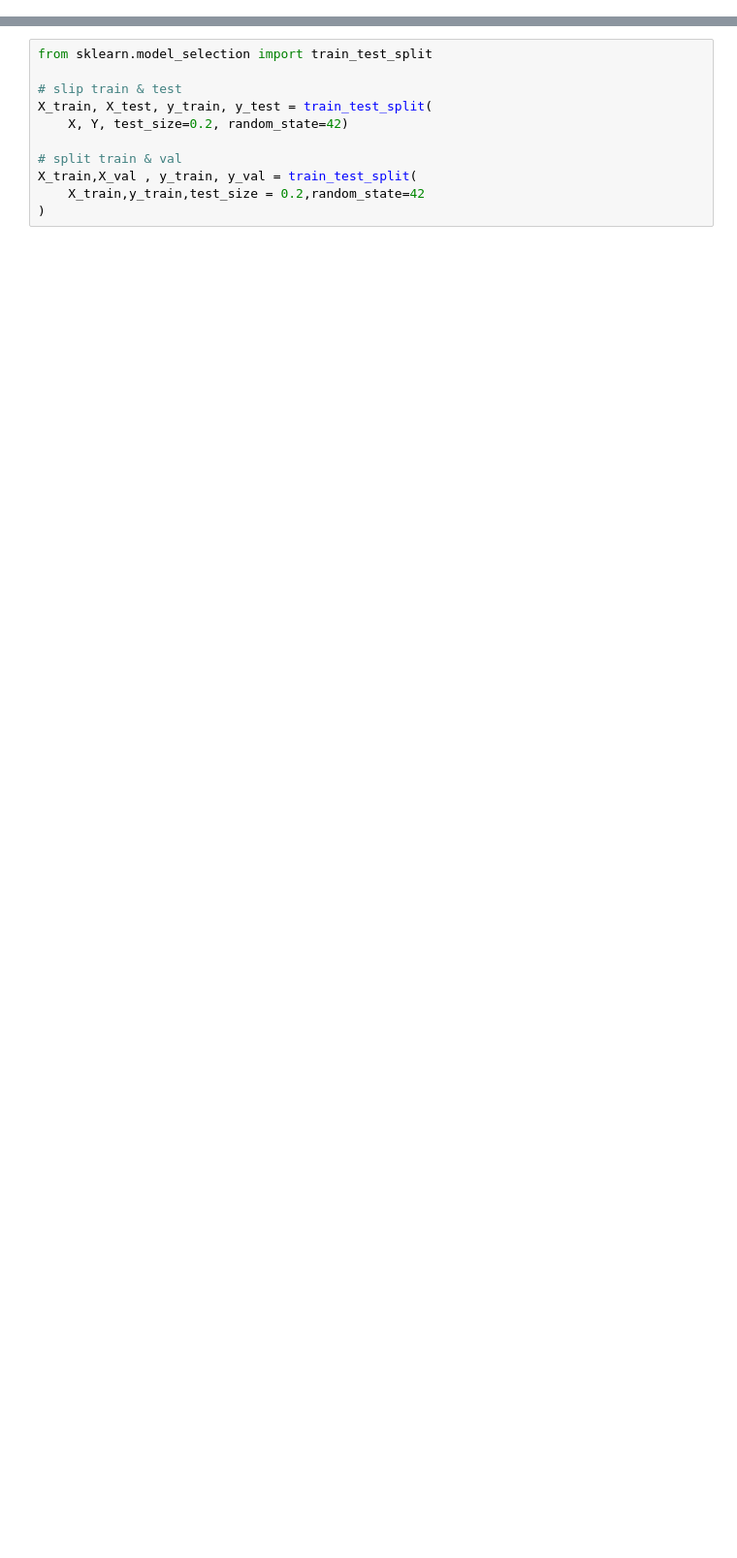
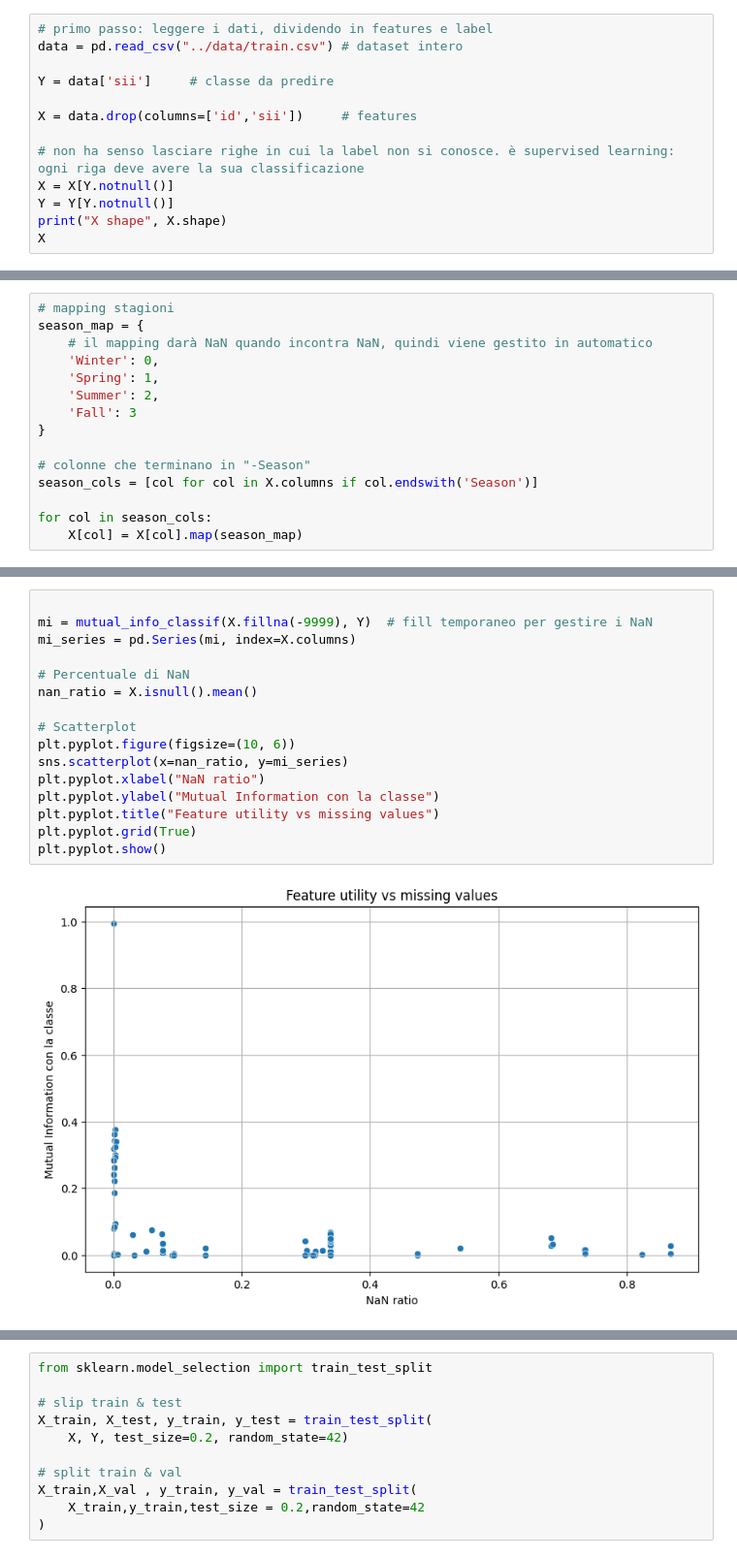
Before and after one commit to dadezz/ML_Problematic_Internet_Use, a Jupyter notebook: src/data_processing.ipynb, the cells around one changed output, grey strips where cells are left out. Shown: that part at 97% size. Drawn from its saved outputs; the diff is of its cells as text; blank space fills up the shorter version.

Commit message:
pullizia dati

```diff
--- a/src/data_processing.ipynb
+++ b/src/data_processing.ipynb
@@ -52,0 +18,13 @@ X shape (3960, 80)
+# %%
+# primo passo: leggere i dati, dividendo in features e label
+data = pd.read_csv("../data/train.csv") # dataset intero
+
+Y = data['sii']     # classe da predire
+
+X = data.drop(columns=['id','sii'])     # features
+
+# non ha senso lasciare righe in cui la label non si conosce. è supervised learning: ogni riga deve avere la sua classificazione
+X = X[Y.notnull()]
+Y = Y[Y.notnull()]
+print("X shape", X.shape)
+X
@@ -52,0 +66,15 @@ X shape (3960, 80)
+# %%
+# mapping stagioni
+season_map = {
+    # il mapping darà NaN quando incontra NaN, quindi viene gestito in automatico
+    'Winter': 0,
+    'Spring': 1,
+    'Summer': 2,
+    'Fall': 3
+}
+
+# colonne che terminano in "-Season"
+season_cols = [col for col in X.columns if col.endswith('Season')]
+
+for col in season_cols:
+    X[col] = X[col].map(season_map)
@@ -52,0 +102,18 @@ X shape (3960, 80)
+# %%
+
+mi = mutual_info_classif(X.fillna(-9999), Y)  # fill temporaneo per gestire i NaN
+mi_series = pd.Series(mi, index=X.columns)
+
+# Percentuale di NaN
+nan_ratio = X.isnull().mean()
+
+# Scatterplot
+plt.pyplot.figure(figsize=(10, 6))
+sns.scatterplot(x=nan_ratio, y=mi_series)
+plt.pyplot.xlabel("NaN ratio")
+plt.pyplot.ylabel("Mutual Information con la classe")
+plt.pyplot.title("Feature utility vs missing values")
+plt.pyplot.grid(True)
+plt.pyplot.show()
+# %% [output]
+[figure, added]
```
Also changed, not shown: parts of 23 cells of this notebook.
